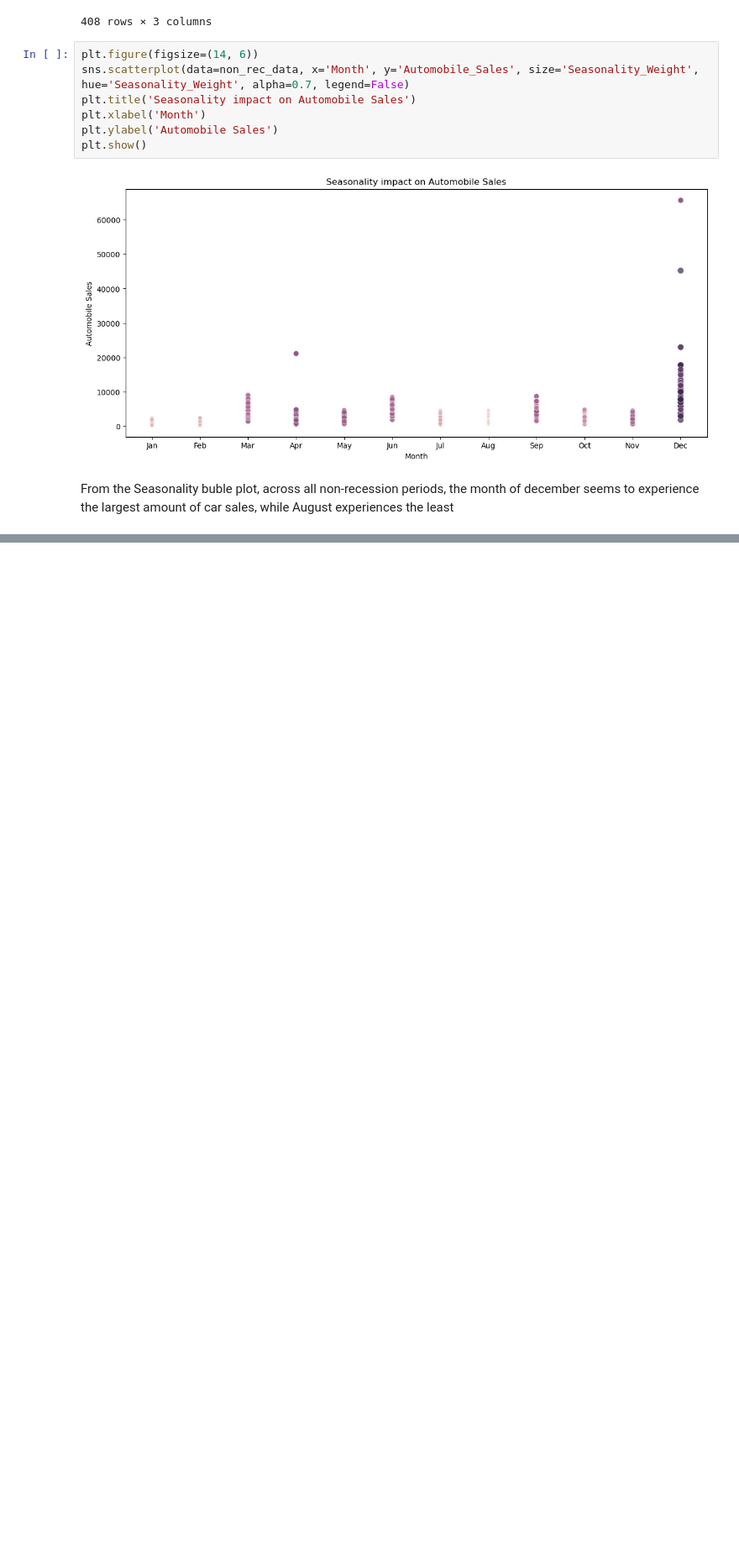
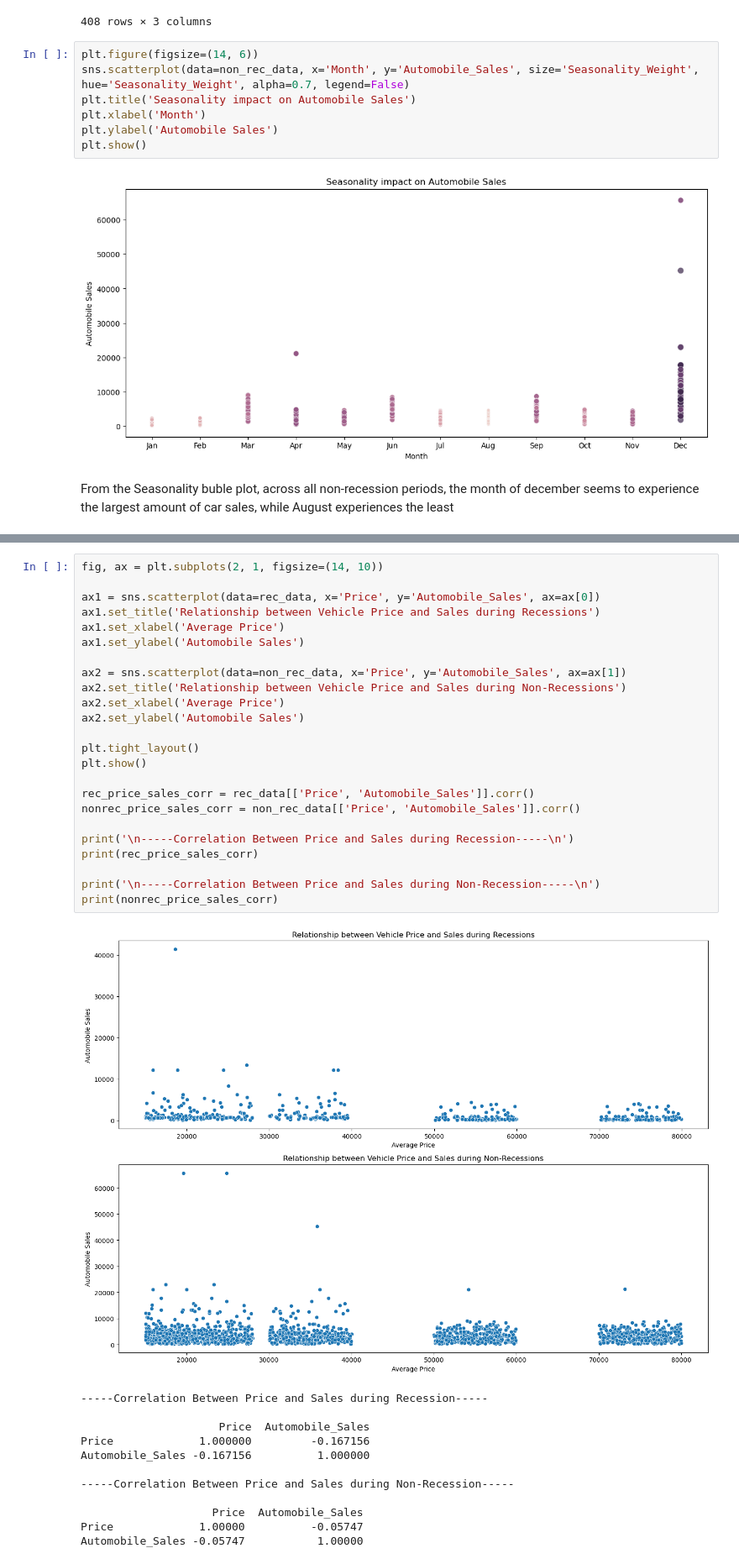
Before and after one commit to restjohnson/automobile_recession, a Jupyter notebook: automobile_jupyter.ipynb, the cells around one changed output, grey strips where cells are left out. Shown at 84% size. Saved outputs shown, nothing was run; the diff lists cells and outputs as text; blank space fills up the shorter version.

```diff
--- a/automobile_jupyter.ipynb
+++ b/automobile_jupyter.ipynb
@@ -215,0 +246,37 @@ From the Seasonality buble plot, across all non-recession periods, the month of
+# %%
+fig, ax = plt.subplots(2, 1, figsize=(14, 10))
+
+ax1 = sns.scatterplot(data=rec_data, x='Price', y='Automobile_Sales', ax=ax[0])
+ax1.set_title('Relationship between Vehicle Price and Sales during Recessions')
+ax1.set_xlabel('Average Price')
+ax1.set_ylabel('Automobile Sales')
+
+ax2 = sns.scatterplot(data=non_rec_data, x='Price', y='Automobile_Sales', ax=ax[1])
+ax2.set_title('Relationship between Vehicle Price and Sales during Non-Recessions')
+ax2.set_xlabel('Average Price')
+ax2.set_ylabel('Automobile Sales')
+
+plt.tight_layout()
+plt.show()
+
+rec_price_sales_corr = rec_data[['Price', 'Automobile_Sales']].corr()
+nonrec_price_sales_corr = non_rec_data[['Price', 'Automobile_Sales']].corr()
+
+print('\n-----Correlation Between Price and Sales during Recession-----\n')
+print(rec_price_sales_corr)
+
+print('\n-----Correlation Between Price and Sales during Non-Recession-----\n')
+print(nonrec_price_sales_corr)
+# %% [output]
+[figure, added]
+-----Correlation Between Price and Sales during Recession-----
+
+                     Price  Automobile_Sales
+Price             1.000000         -0.167156
+Automobile_Sales -0.167156          1.000000
+
+-----Correlation Between Price and Sales during Non-Recession-----
+
+                    Price  Automobile_Sales
+Price             1.00000          -0.05747
+Automobile_Sales -0.05747           1.00000
```
Also changed, not shown: parts of 11 cells of this notebook.
